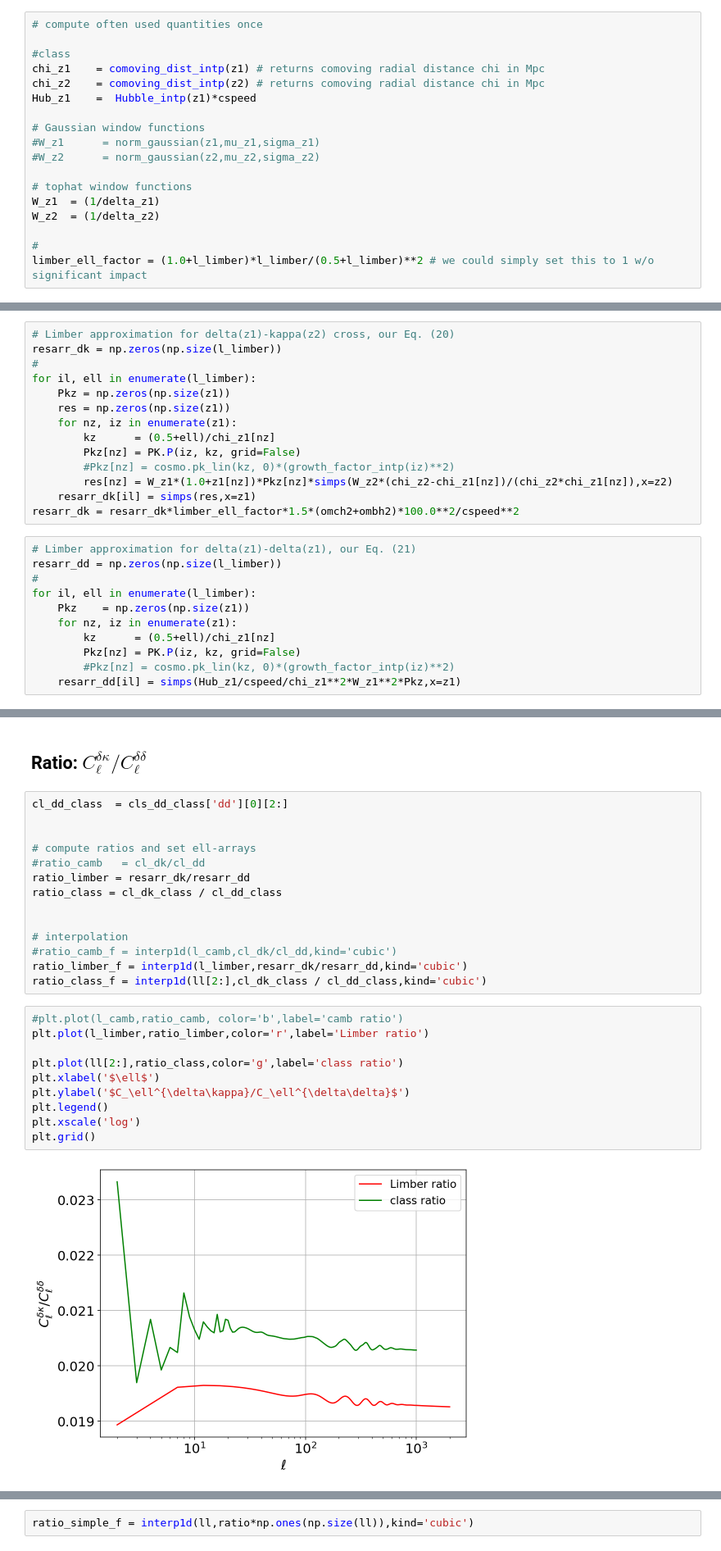
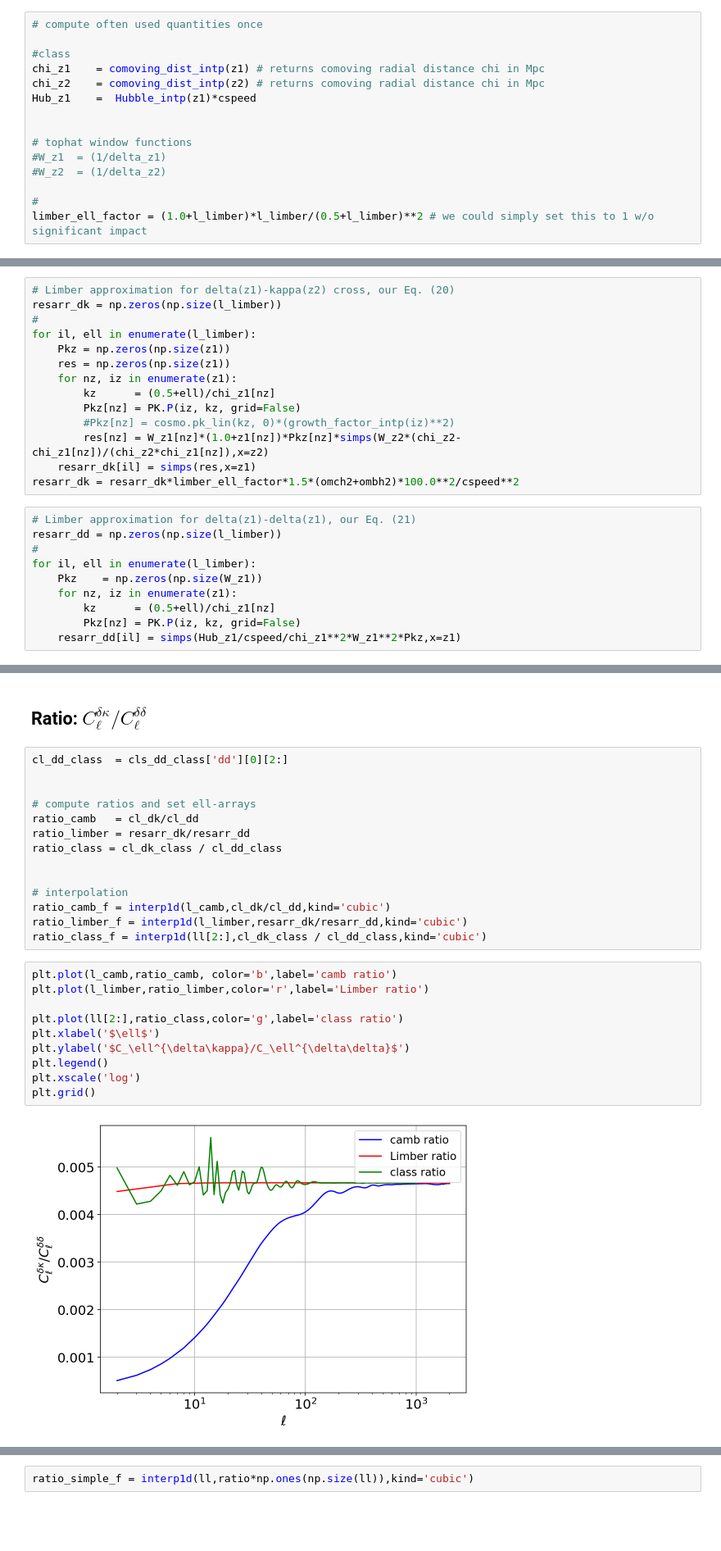
Before and after one commit to muntazirabidi/CLASS_CAMB, a Jupyter notebook: ratio_limber-tophat.ipynb, the cells around one changed output, grey strips where cells are left out. Shown at 82% size. Saved outputs shown, nothing was run; the diff lists cells and outputs as text; blank space fills up the shorter version.

```diff
--- a/ratio_limber-tophat.ipynb
+++ b/ratio_limber-tophat.ipynb
@@ -267,13 +299,10 @@ chi_z1    = comoving_dist_intp(z1) # returns comoving radial distance chi in Mpc
 chi_z2    = comoving_dist_intp(z2) # returns comoving radial distance chi in Mpc
 Hub_z1    =  Hubble_intp(z1)*cspeed
 
-# Gaussian window functions
-#W_z1      = norm_gaussian(z1,mu_z1,sigma_z1)
-#W_z2      = norm_gaussian(z2,mu_z2,sigma_z2)
 
 # tophat window functions
-W_z1  = (1/delta_z1)
-W_z2  = (1/delta_z2)
+#W_z1  = (1/delta_z1)
+#W_z2  = (1/delta_z2)
 
 #
 limber_ell_factor = (1.0+l_limber)*l_limber/(0.5+l_limber)**2 # we could simply set this to 1 w/o significant impact
@@ -297,7 +326,7 @@ for il, ell in enumerate(l_limber):
         kz      = (0.5+ell)/chi_z1[nz]
         Pkz[nz] = PK.P(iz, kz, grid=False)
         #Pkz[nz] = cosmo.pk_lin(kz, 0)*(growth_factor_intp(iz)**2)
-        res[nz] = W_z1*(1.0+z1[nz])*Pkz[nz]*simps(W_z2*(chi_z2-chi_z1[nz])/(chi_z2*chi_z1[nz]),x=z2)
+        res[nz] = W_z1[nz]*(1.0+z1[nz])*Pkz[nz]*simps(W_z2*(chi_z2-chi_z1[nz])/(chi_z2*chi_z1[nz]),x=z2)
     resarr_dk[il] = simps(res,x=z1)
 resarr_dk = resarr_dk*limber_ell_factor*1.5*(omch2+ombh2)*100.0**2/cspeed**2
 # %%
@@ -305,11 +334,10 @@ resarr_dk = resarr_dk*limber_ell_factor*1.5*(omch2+ombh2)*100.0**2/cspeed**2
 resarr_dd = np.zeros(np.size(l_limber))
 #
 for il, ell in enumerate(l_limber):
-    Pkz    = np.zeros(np.size(z1))
+    Pkz    = np.zeros(np.size(W_z1))
     for nz, iz in enumerate(z1):
         kz      = (0.5+ell)/chi_z1[nz]
         Pkz[nz] = PK.P(iz, kz, grid=False)
-        #Pkz[nz] = cosmo.pk_lin(kz, 0)*(growth_factor_intp(iz)**2)
     resarr_dd[il] = simps(Hub_z1/cspeed/chi_z1**2*W_z1**2*Pkz,x=z1)
 # %% [markdown]
 ## plots : theory,  class
@@ -401,27 +427,27 @@ cl_dd_class  = cls_dd_class['dd'][0][2:]
 
 
 # compute ratios and set ell-arrays
-#ratio_camb   = cl_dk/cl_dd
+ratio_camb   = cl_dk/cl_dd
 ratio_limber = resarr_dk/resarr_dd
 ratio_class = cl_dk_class / cl_dd_class
 
 
 # interpolation
-#ratio_camb_f = interp1d(l_camb,cl_dk/cl_dd,kind='cubic')
+ratio_camb_f = interp1d(l_camb,cl_dk/cl_dd,kind='cubic')
 ratio_limber_f = interp1d(l_limber,resarr_dk/resarr_dd,kind='cubic')
 ratio_class_f = interp1d(ll[2:],cl_dk_class / cl_dd_class,kind='cubic')
 # %%
-#plt.plot(l_camb,ratio_camb, color='b',label='camb ratio')
+plt.plot(l_camb,ratio_camb, color='b',label='camb ratio')
 plt.plot(l_limber,ratio_limber,color='r',label='Limber ratio')
 
 plt.plot(ll[2:],ratio_class,color='g',label='class ratio')
 plt.xlabel('$\ell$')
 plt.ylabel('$C_\ell^{\delta\kappa}/C_\ell^{\delta\delta}$')
 plt.legend()
 plt.xscale('log')
 plt.grid()
 # %% [output]
-[figure, old version]
+[figure, new version]
 # %%
 plt.plot(ll[2:], np.abs(ratio_class_f(ll[2:]) - ratio_limber_f(ll[2:]))/ratio_class_f(ll[2:]), label = 'class & limber', linewidth=2.5, color='r')
 #plt.plot(ll[2:], np.abs(ratio_camb_f(ll[2:]) - ratio_limber_f(ll[2:]))/ratio_camb_f(ll[2:]), label = 'camb & limber',linewidth=2.5, color='g')
```
Also changed, not shown: parts of 25 cells of this notebook.
